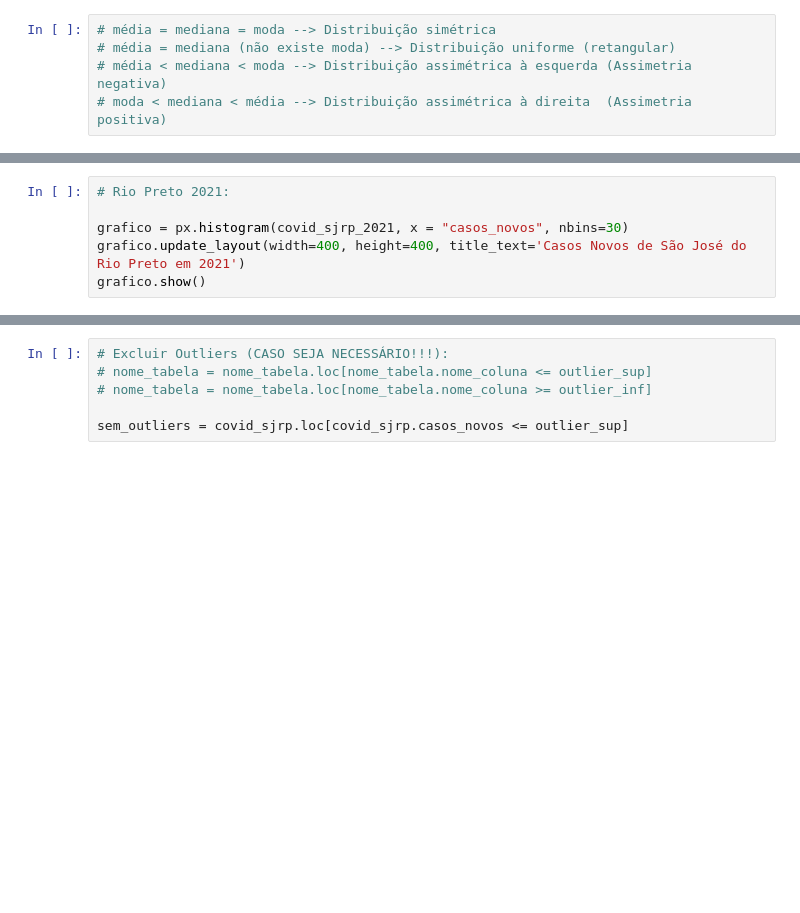
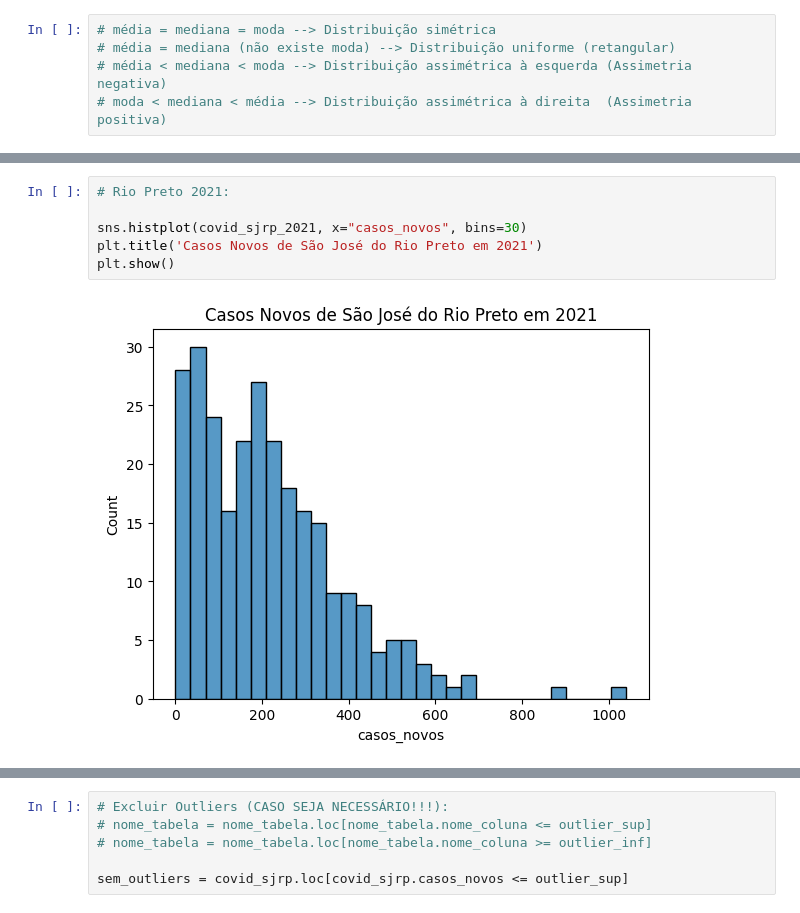
Before and after one commit to lborgatow/data-analysis, a Jupyter notebook: 2 - Análises Estatísticas - Projeto 1.ipynb, the cells around one changed output, grey strips where cells are left out. Cells and saved outputs as stored; diff of their text form; blank space fills up the shorter version.

```diff
--- a/2 - Análises Estatísticas - Projeto 1.ipynb
+++ b/2 - Análises Estatísticas - Projeto 1.ipynb
@@ -143,9 +273,11 @@ grafico.show()
 # %%
 # Rio Preto 2021:
 
-grafico = px.histogram(covid_sjrp_2021, x = "casos_novos", nbins=30)
-grafico.update_layout(width=400, height=400, title_text='Casos Novos de São José do Rio Preto em 2021')
-grafico.show()
+sns.histplot(covid_sjrp_2021, x="casos_novos", bins=30)
+plt.title('Casos Novos de São José do Rio Preto em 2021')
+plt.show()
+# %% [output]
+[figure, added]
 # %%
 # Rio Preto geral:
 
```
Also changed, not shown: parts of 126 cells of this notebook, 1 other file.
